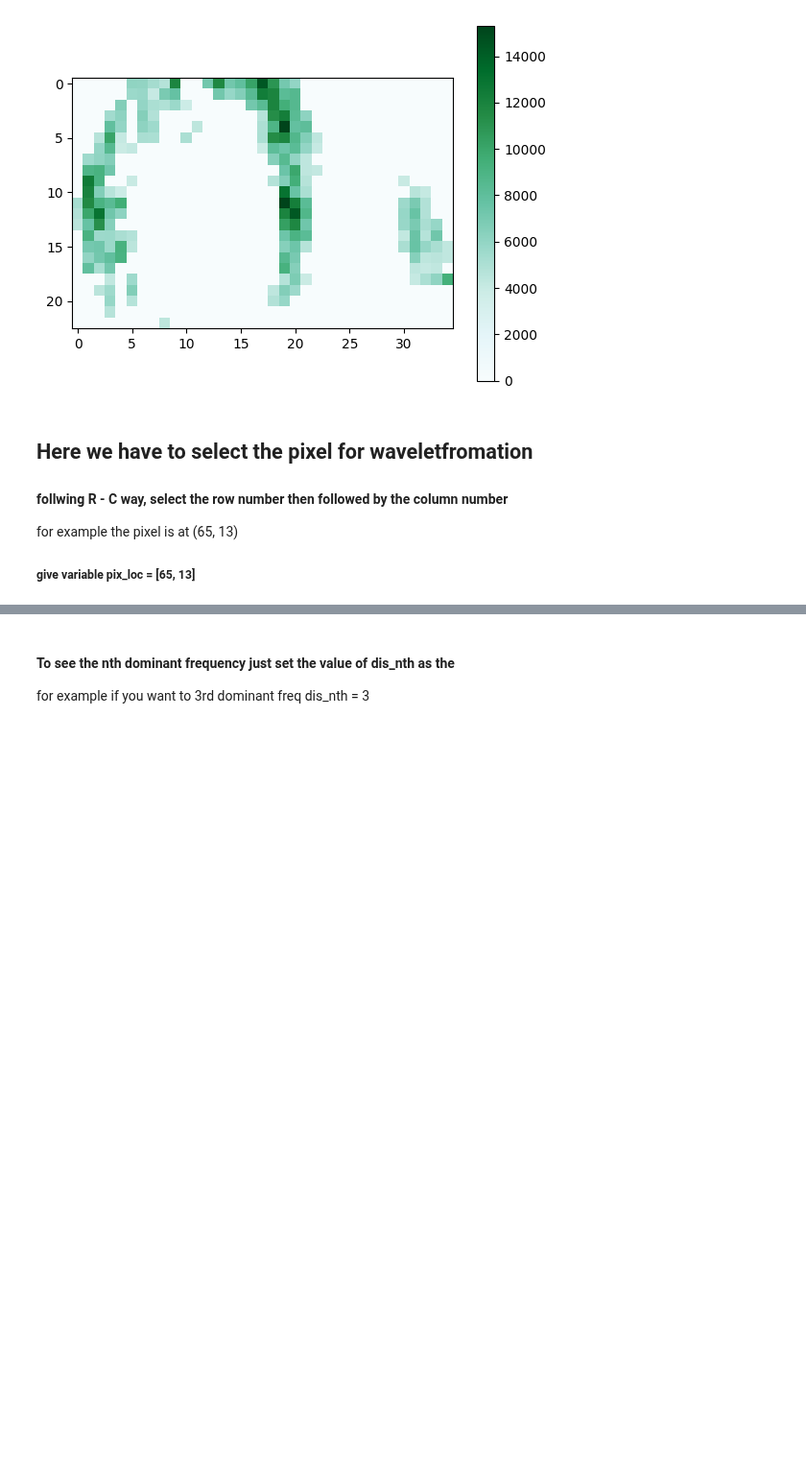
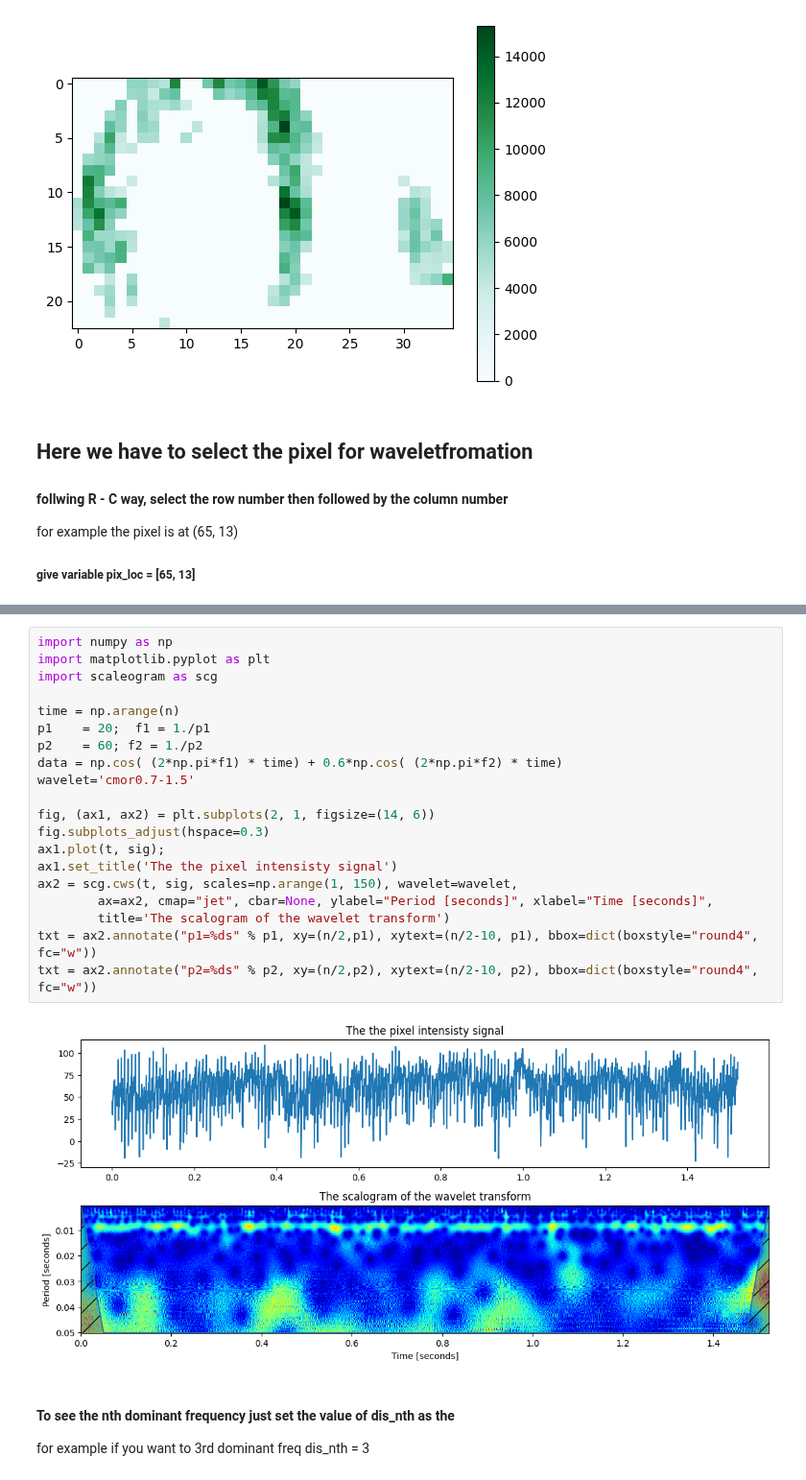
Before and after one commit to CaffineAddic/Wavelet_transforms_in_schlieren_flame_images, a Jupyter notebook: Modueles/Transform_FFT.ipynb, the cells around one changed output, grey strips where cells are left out. Shown at 96% size. Saved outputs shown, nothing was run; the diff lists cells and outputs as text; blank space fills up the shorter version.

```diff
--- a/Modueles/Transform_FFT.ipynb
+++ b/Modueles/Transform_FFT.ipynb
@@ -209,3 +212,25 @@ for example the pixel is at (65, 13)
+# %%
+import numpy as np
+import matplotlib.pyplot as plt
+import scaleogram as scg
+
+time = np.arange(n)
+p1    = 20;  f1 = 1./p1
+p2    = 60; f2 = 1./p2
+data = np.cos( (2*np.pi*f1) * time) + 0.6*np.cos( (2*np.pi*f2) * time)
+wavelet='cmor0.7-1.5'
+
+fig, (ax1, ax2) = plt.subplots(2, 1, figsize=(14, 6))
+fig.subplots_adjust(hspace=0.3)
+ax1.plot(t, sig);
+ax1.set_title('The the pixel intensisty signal')
+ax2 = scg.cws(t, sig, scales=np.arange(1, 150), wavelet=wavelet,
+        ax=ax2, cmap="jet", cbar=None, ylabel="Period [seconds]", xlabel="Time [seconds]",
+        title='The scalogram of the wavelet transform')
+txt = ax2.annotate("p1=%ds" % p1, xy=(n/2,p1), xytext=(n/2-10, p1), bbox=dict(boxstyle="round4", fc="w"))
+txt = ax2.annotate("p2=%ds" % p2, xy=(n/2,p2), xytext=(n/2-10, p2), bbox=dict(boxstyle="round4", fc="w"))
+# %% [output]
+[figure, added]
 # %% [markdown]
 #### To see the nth dominant frequency just set the value of dis_nth as the
 
```
Also changed, not shown: parts of 3 cells of this notebook.
